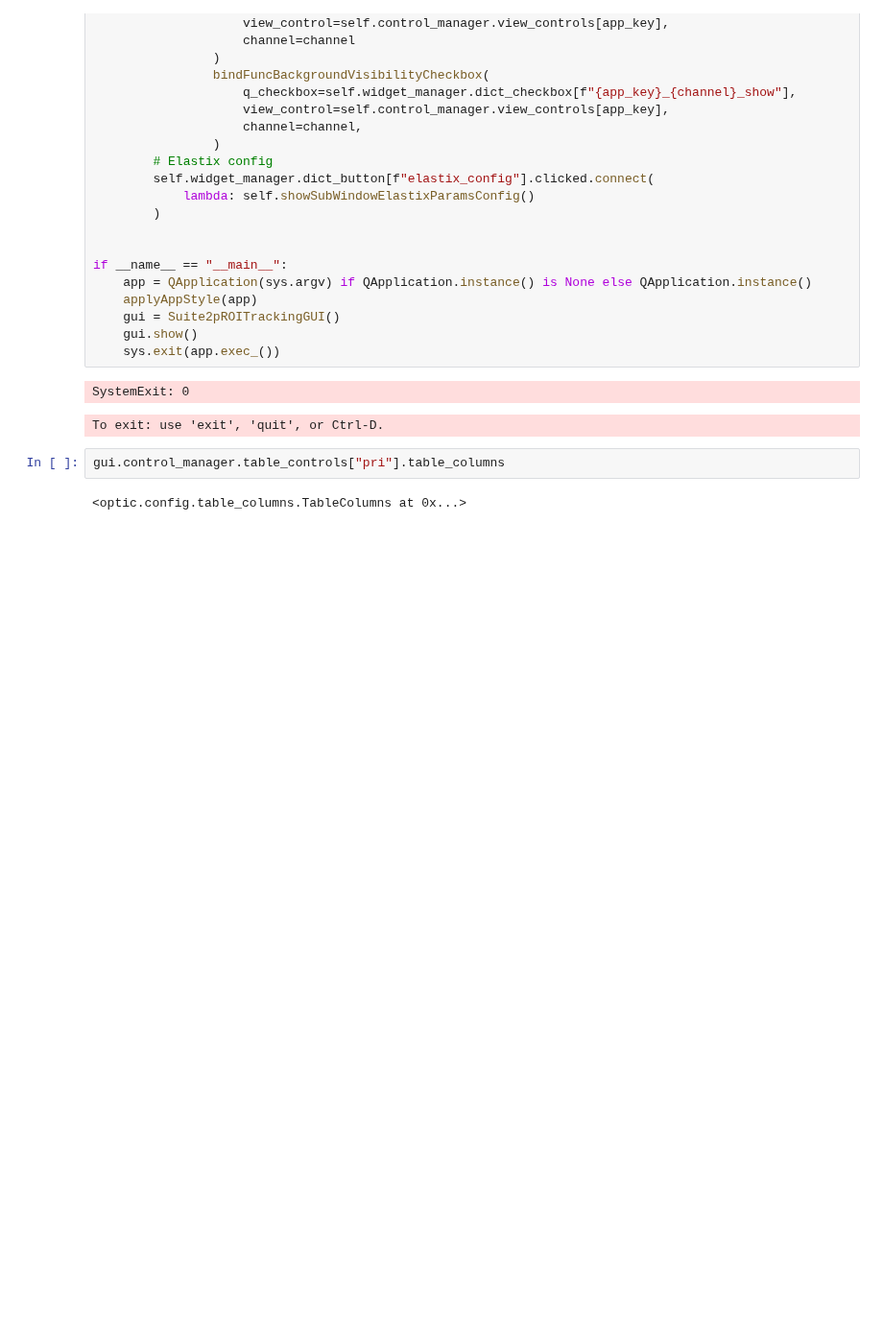
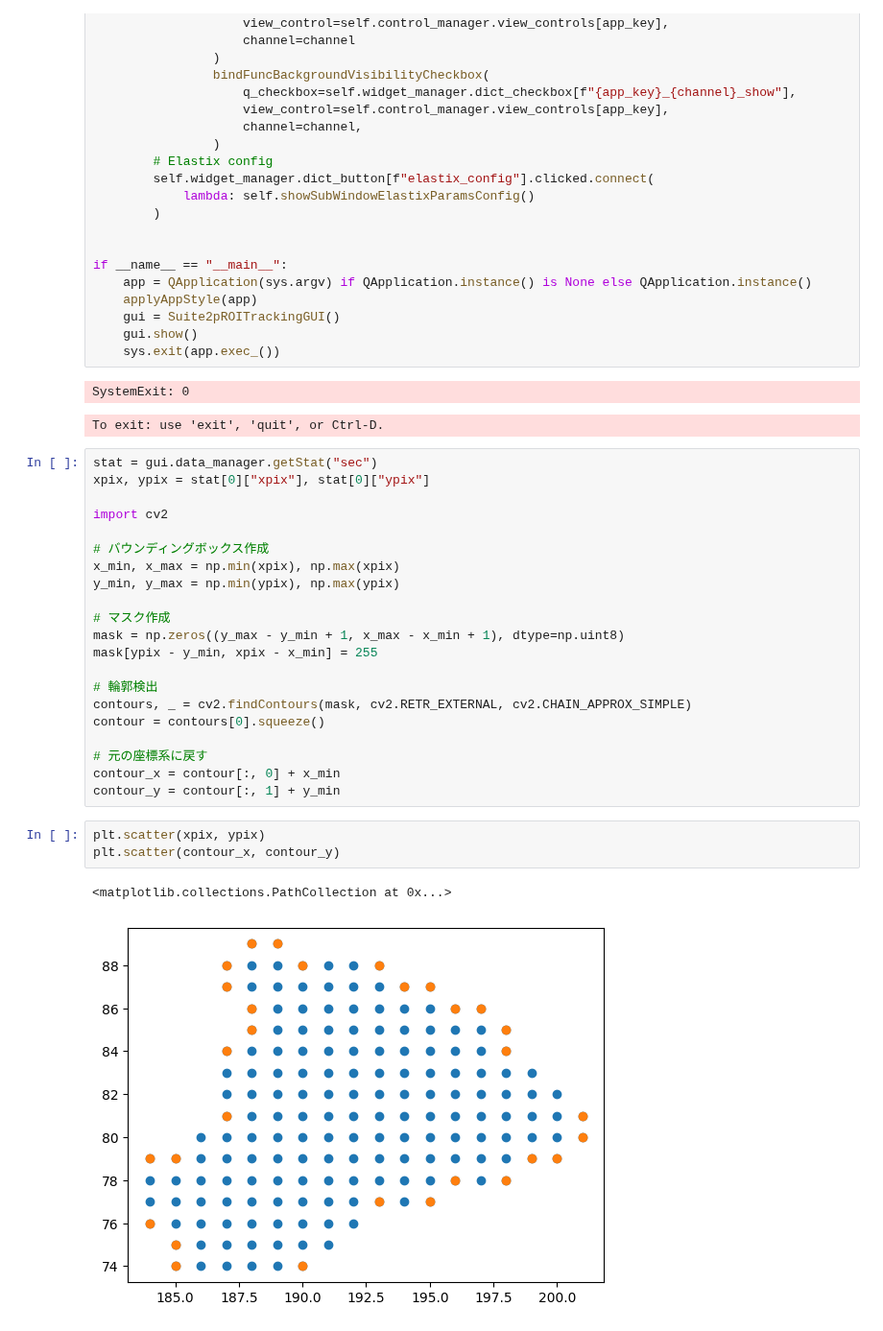
Before and after one commit to dhino2000/optic, a Jupyter notebook: notebook/Suite2pROITrackingGUI_ver02.ipynb, the cells around one changed output. Shown at 96% size. Cells and saved outputs as stored; diff of their text form; blank space fills up the shorter version.

```diff
--- a/notebook/Suite2pROITrackingGUI_ver02.ipynb
+++ b/notebook/Suite2pROITrackingGUI_ver02.ipynb
@@ -399,7 +399,30 @@ if __name__ == "__main__":
 # %% [output]
 SystemExit: 0
 To exit: use 'exit', 'quit', or Ctrl-D.
-# %%
-gui.control_manager.table_controls["pri"].table_columns
-# %% [output]
-<optic.config.table_columns.TableColumns at 0x...>
+# %%
+stat = gui.data_manager.getStat("sec")
+xpix, ypix = stat[0]["xpix"], stat[0]["ypix"]
+
+import cv2
+
+# バウンディングボックス作成
+x_min, x_max = np.min(xpix), np.max(xpix)
+y_min, y_max = np.min(ypix), np.max(ypix)
+
+# マスク作成
+mask = np.zeros((y_max - y_min + 1, x_max - x_min + 1), dtype=np.uint8)
+mask[ypix - y_min, xpix - x_min] = 255
+
+# 輪郭検出
+contours, _ = cv2.findContours(mask, cv2.RETR_EXTERNAL, cv2.CHAIN_APPROX_SIMPLE)
+contour = contours[0].squeeze()
+
+# 元の座標系に戻す
+contour_x = contour[:, 0] + x_min
+contour_y = contour[:, 1] + y_min
+# %%
+plt.scatter(xpix, ypix)
+plt.scatter(contour_x, contour_y)
+# %% [output]
+<matplotlib.collections.PathCollection at 0x...>
+[figure, added]
```
Also changed, not shown: 4 other files.
